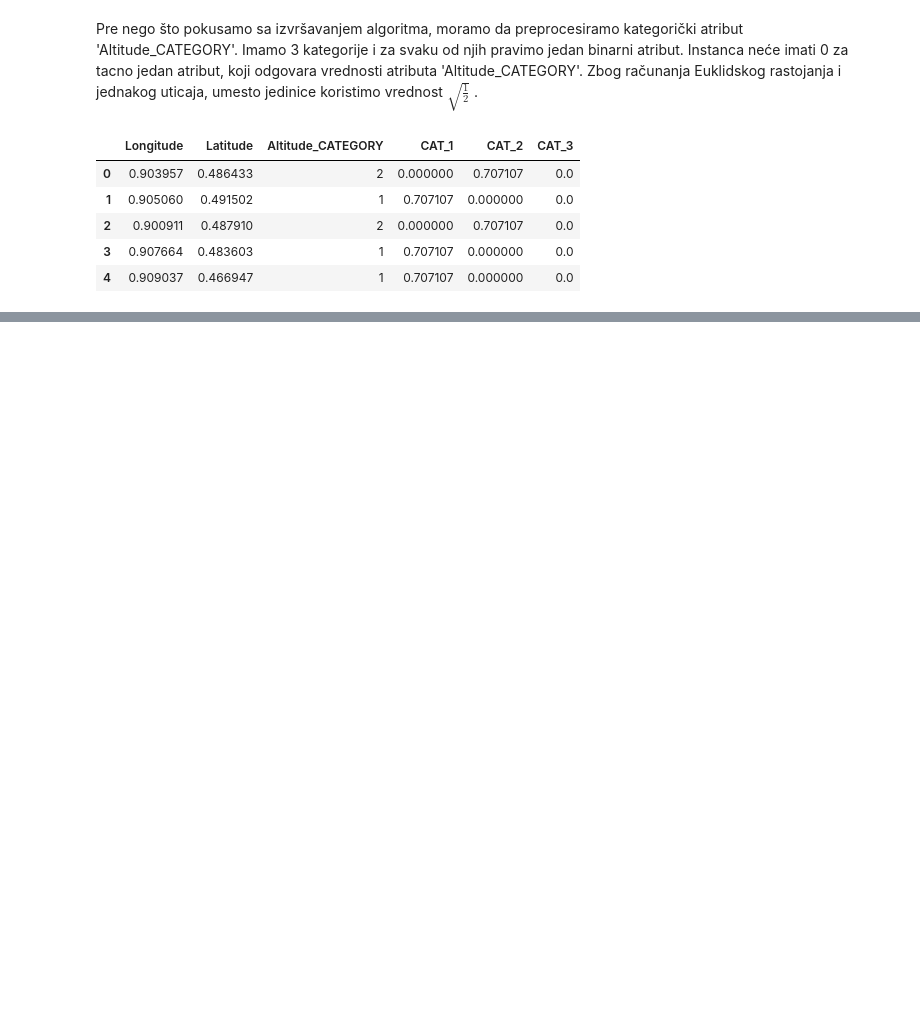
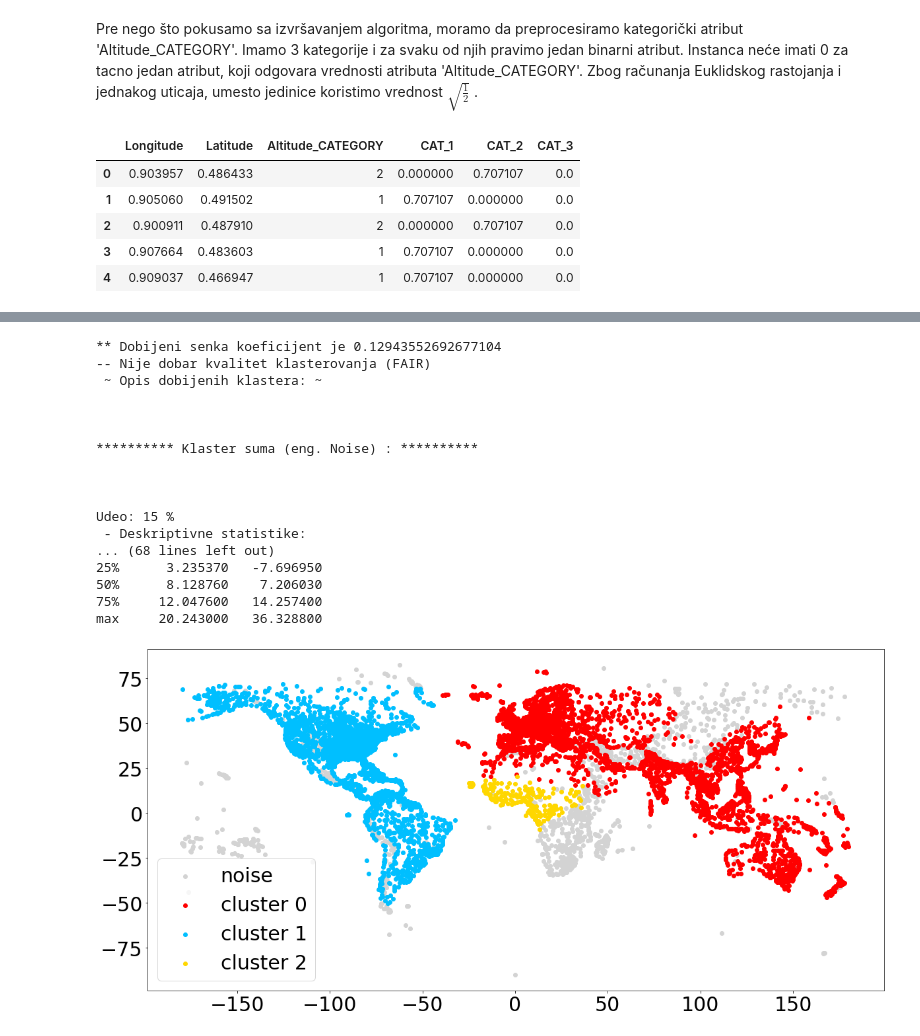
Before and after one commit to kate-97/DataMining_FirstProject, a Jupyter notebook: Jupyter Notebooks/DBSCAN_Klasterovanje_na_osnovu_lokacije.ipynb, the cells around one changed output, grey strips where cells are left out. Drawn from its saved outputs; the diff is of its cells as text; code cells hidden in the pictures; blank space fills up the shorter version.

```diff
--- a/Jupyter Notebooks/DBSCAN_Klasterovanje_na_osnovu_lokacije.ipynb
+++ b/Jupyter Notebooks/DBSCAN_Klasterovanje_na_osnovu_lokacije.ipynb
@@ -334,5 +503,30 @@ model_DBSCAN(df = df,x = x,eps = 0.05, min_samples= 100)
 [figure]
+# %%
+# Klasterovanje na osnovu atributa Latitude, Longitude i Altitude
+scaler3 = MinMaxScaler()
+features3 = ['Latitude','Longitude','Altitude']
+
+x3 = df[features3]
+scaler3.fit(x3)
+x3 = pd.DataFrame(scaler3.transform(x3), columns = features3)
 # %%
-# Klasterovanje na osnovu samo atributa Latitude i Longitude
-x = x[['Longitude','Latitude']]
-model_DBSCAN(df = df,x = x,eps = 0.07, min_samples = 90)
+model_DBSCAN(df = df,x = x3,eps = 0.07, min_samples = 90)
+# %% [output]
+** Dobijeni senka koeficijent je 0.12943552692677104
+-- Nije dobar kvalitet klasterovanja (FAIR)
+ ~ Opis dobijenih klastera: ~
+
+
+
+********** Klaster suma (eng. Noise) : **********
+
+
+
+Udeo: 15 %
+ - Deskriptivne statistike:
+... (68 lines left out)
+25%      3.235370   -7.696950
+50%      8.128760    7.206030
+75%     12.047600   14.257400
+max     20.243000   36.328800
+[figure, added]
```
Also changed, not shown: parts of 17 cells of this notebook, 1 other file.
